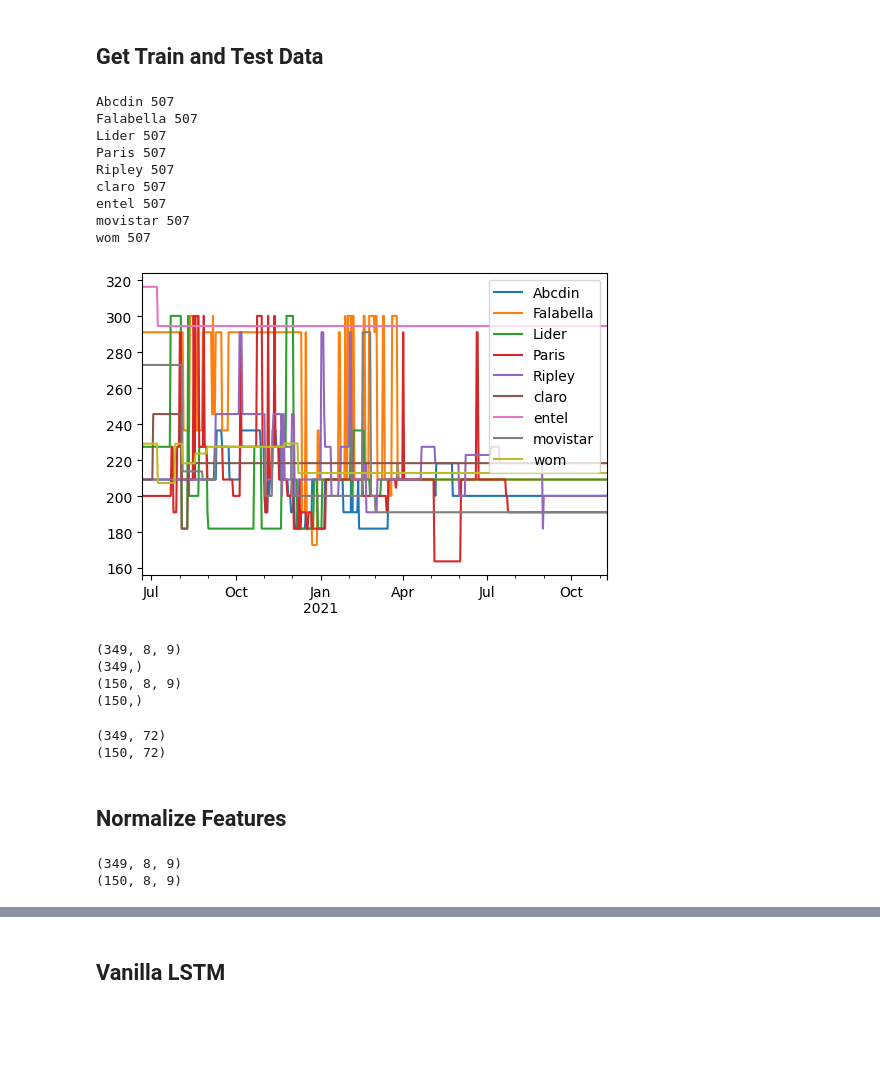
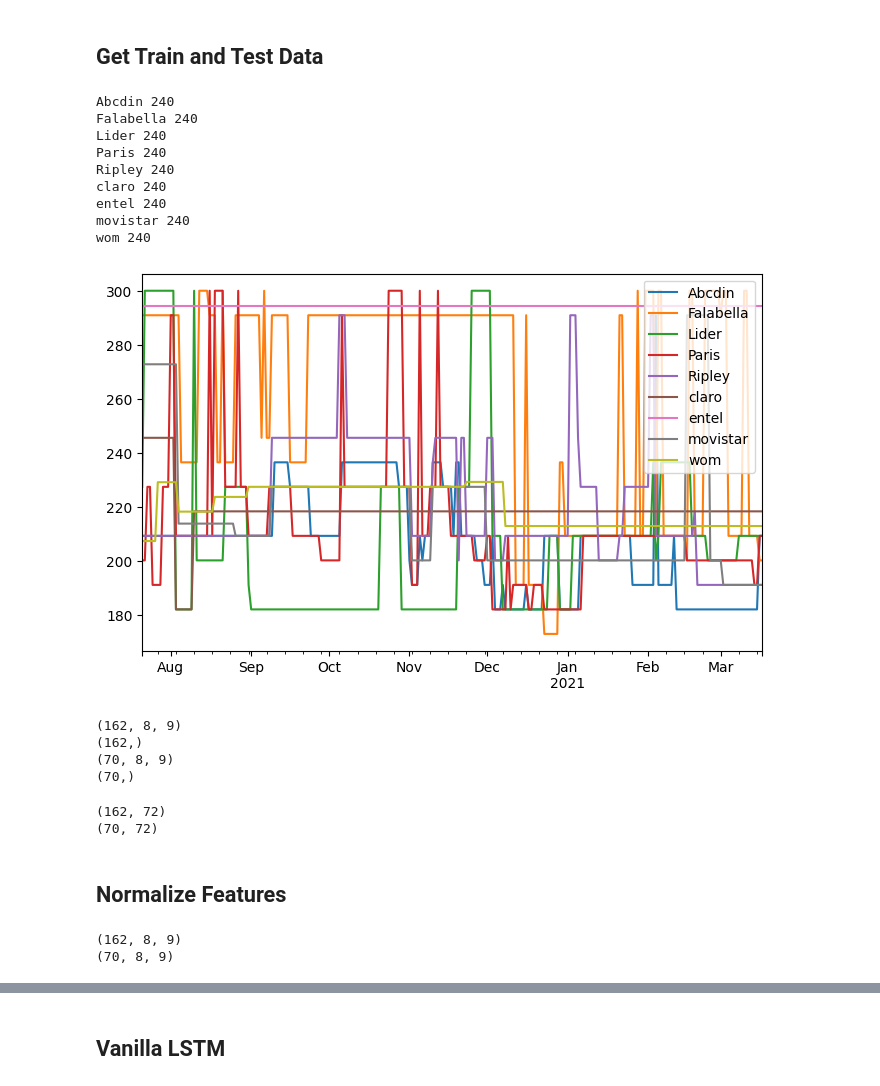
Before and after one commit to MarioCSilva/ProductPricesPrediction, a Jupyter notebook: read_files.ipynb, the cells around one changed output, grey strips where cells are left out. Drawn from its saved outputs; the diff is of its cells as text; code cells hidden in the pictures; blank space fills up the shorter version.

```diff
--- a/read_files.ipynb
+++ b/read_files.ipynb
@@ -101,0 +111,6 @@ Number of daily data:  507
+# %%
+df_wide = df_wide[30:270]
+df_wide.plot()
+plt.ylabel("Price")
+plt.xlabel("Date")
+plt.show()
@@ -101,0 +126,8 @@ Number of daily data:  507
+# %%
+df_wide["Paris"].fillna(method='bfill', inplace=True)
+df_wide["Paris"].fillna(method='ffill', inplace=True)
+df_wide["Paris"].plot()
+# plt.title(f"Paris's price variation over time for product group id {product_group_id}")
+plt.ylabel('Euros')
+plt.xlabel('Date')
+plt.show()
@@ -872,27 +906,27 @@ tabulate(univariate_results,
 # %% [markdown]
 ## Get Train and Test Data
 # %%
-df_wide = get_product_wide(product_group_id, time_series)
+df_wide = get_product_wide(product_group_id, time_series)[30:270]
 df_wide = df_wide.drop(["vtr", "macOnline"], axis=1)
 for comp in df_wide.keys():
     df_wide[comp].fillna(method='bfill', inplace=True)
     df_wide[comp].fillna(method='ffill', inplace=True)
     print(comp, len(df_wide[comp]))
 df_wide.plot()
 n_days = len(df_wide)
 n_companies = len(df_wide.keys())
-company = "Ripley"
+company = "Paris"
 # %% [output]
-Abcdin 507
-Falabella 507
-Lider 507
-Paris 507
-Ripley 507
-claro 507
-entel 507
-movistar 507
-wom 507
+Abcdin 240
+Falabella 240
+Lider 240
+Paris 240
+Ripley 240
+claro 240
+entel 240
+movistar 240
+wom 240
-[figure, old version]
+[figure, new version]
 # %%
 X_train = np.empty(shape=[0, n_steps, n_companies], dtype=np.float32)
 y_train = np.empty(shape=[0], dtype=np.float32)
@@ -938,18 +972,18 @@ print(y_train.shape)
 print(X_test.shape)
 print(y_test.shape)
 # %% [output]
-(349, 8, 9)
-(349,)
-(150, 8, 9)
-(150,)
+(162, 8, 9)
+(162,)
+(70, 8, 9)
+(70,)
 # %%
 X_train = X_train.reshape(X_train.shape[0], -1)
 X_test = X_test.reshape(X_test.shape[0], -1)
 print(X_train.shape)
 print(X_test.shape)
 # %% [output]
-(349, 72)
-(150, 72)
+(162, 72)
+(70, 72)
 # %% [markdown]
 ## Normalize Features
 # %%
@@ -967,7 +1001,7 @@ X_test = X_test.reshape(X_test.shape[0], n_steps, n_companies)
 print(X_train.shape)
 print(X_test.shape)
 # %% [output]
-(349, 8, 9)
-(150, 8, 9)
+(162, 8, 9)
+(70, 8, 9)
 # %%
 multivariate_results = []
```
Also changed, not shown: parts of 69 cells of this notebook.
